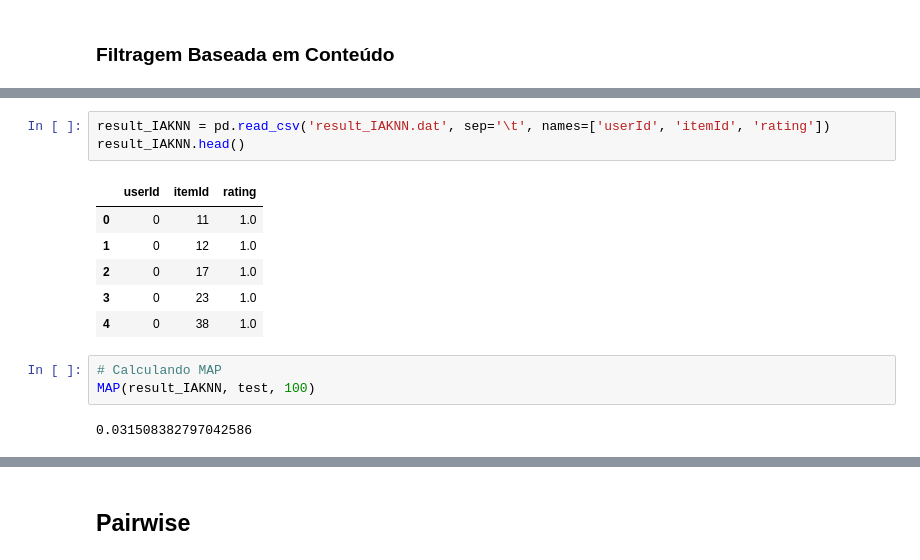
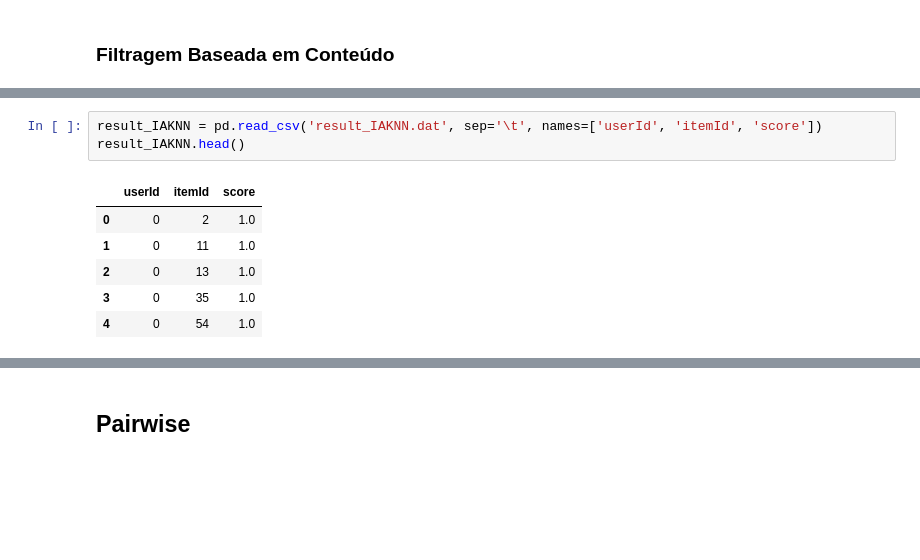
Before and after one commit to ciziks/recommender-steam-catalogue, a Jupyter notebook: Recomendadores/Sistema.ipynb, the cells around one changed output, grey strips where cells are left out. Drawn from its saved outputs; the diff is of its cells as text; blank space fills up the shorter version.

```diff
--- a/Recomendadores/Sistema.ipynb
+++ b/Recomendadores/Sistema.ipynb
@@ -240,15 +347,10 @@ Eval:: PREC@1: 0.004846 PREC@3: 0.005286 PREC@5: 0.005991 PREC@10: 0.004978 RECA
 # %%
-result_IAKNN = pd.read_csv('result_IAKNN.dat', sep='\t', names=['userId', 'itemId', 'rating'])
+result_IAKNN = pd.read_csv('result_IAKNN.dat', sep='\t', names=['userId', 'itemId', 'score'])
 result_IAKNN.head()
 # %% [output]
-|  | userId | itemId | rating |
-| 0 | 0 | 11 | 1.0 |
-| 1 | 0 | 12 | 1.0 |
-| 2 | 0 | 17 | 1.0 |
-| 3 | 0 | 23 | 1.0 |
-| 4 | 0 | 38 | 1.0 |
+|  | userId | itemId | score |
+| 0 | 0 | 2 | 1.0 |
+| 1 | 0 | 11 | 1.0 |
+| 2 | 0 | 13 | 1.0 |
+| 3 | 0 | 35 | 1.0 |
+| 4 | 0 | 54 | 1.0 |
-# %%
-# Calculando MAP
-MAP(result_IAKNN, test, 100)
-# %% [output]
-0.031508382797042586
```
Also changed, not shown: parts of 61 cells of this notebook, 15 other files.
